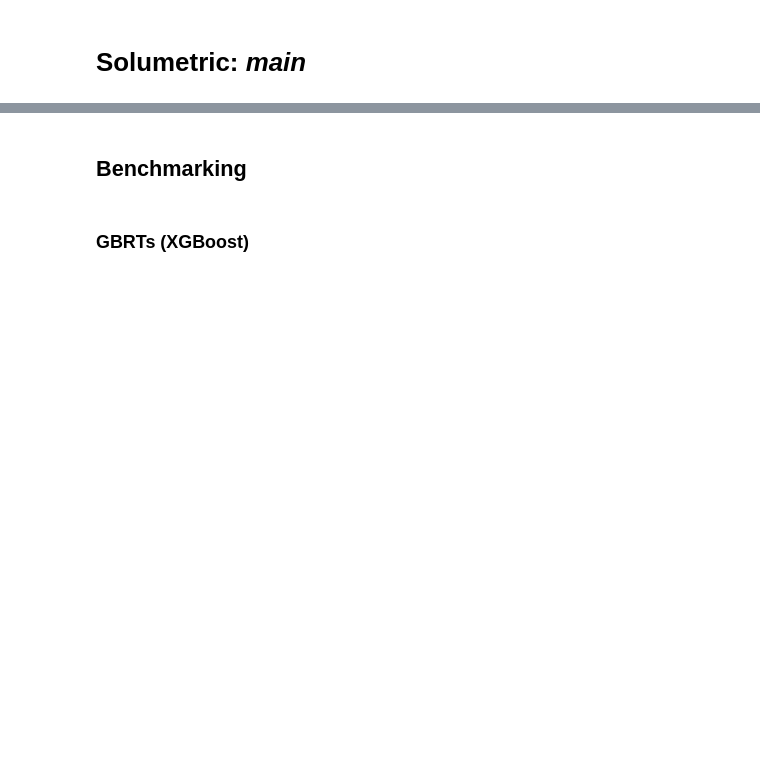
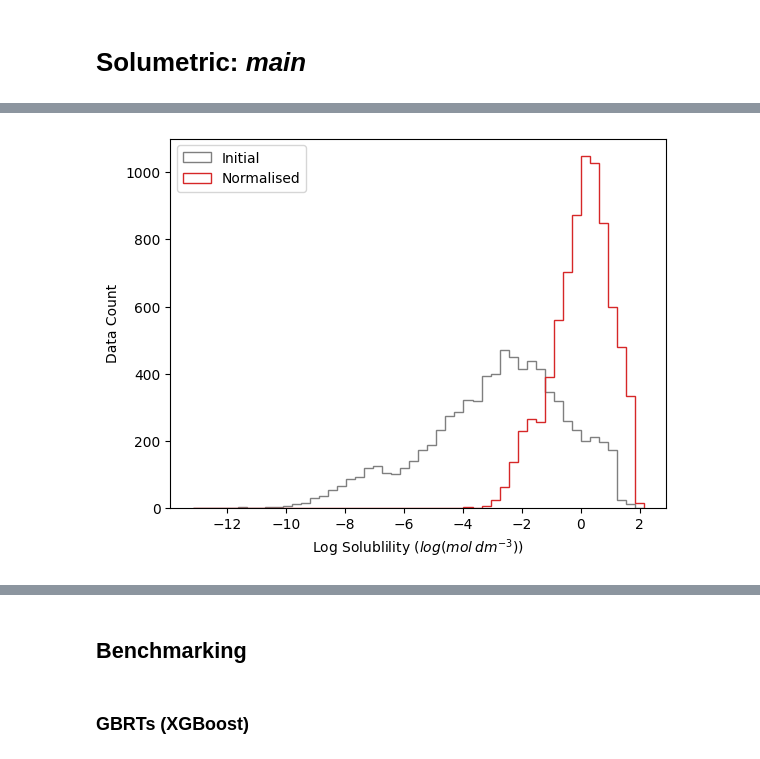
Before and after one commit to Ryan-Reese/Solumetric, a Jupyter notebook: main.ipynb, the cells around one changed output, grey strips where cells are left out. Cells and saved outputs as stored; diff of their text form; code cells hidden in the pictures; blank space fills up the shorter version.

```diff
--- a/main.ipynb
+++ b/main.ipynb
@@ -43,3 +81,16 @@ train_dataset, valid_dataset, test_dataset = datasets
+# %%
+tasks, datasets, transformers = load_aqsoldb(featurizer=FEATURIZER,
+                                             splitter=SPLITTER,
+                                             transformers=TRANSFORMERS,
+                                             reload=True,
+                                             data_dir="data",
+                                             save_dir="data",
+                                             seed=42,
+                                             log_every_n=1,
+                                             frac_train=0.8,
+                                             frac_valid=0.1,
+                                             frac_test=0.1)
+train_dataset, valid_dataset, test_dataset = datasets
 # %%
 train_dataset.X.shape, valid_dataset.X.shape, test_dataset.X.shape
 # %% [output]
@@ -47,9 +98,26 @@ train_dataset.X.shape, valid_dataset.X.shape, test_dataset.X.shape
 # %%
 # ensure y is normalised
-# plt.hist(train_dataset.y, bins=50);
+_, bins, _ = plt.hist(transformers[0].untransform(train_dataset.y),
+                      bins=50,
+                      histtype="step",
+                      label="Initial",
+                      density=False,
+                      color="tab:gray");
+plt.hist(train_dataset.y,
+         bins=bins,
+         histtype="step",
+         label="Normalised",
+         density=False,
+         color="tab:red");
+plt.xlabel(r"Log Solublility $(log(mol\:dm^{-3}))$")
+plt.ylabel("Data Count")
+plt.legend()
+plt.savefig("assets/target_normalised.svg")
 np.testing.assert_allclose((train_dataset.y.mean(), train_dataset.y.std()),
                            (0.0, 1.0),
                            atol=1e-7)
+# %% [output]
+[figure, added]
 # %%
 class EarlyStopper:
     def __init__(self, patience=1, min_delta=0):
```
Also changed, not shown: parts of 27 cells of this notebook, 14 other files.
